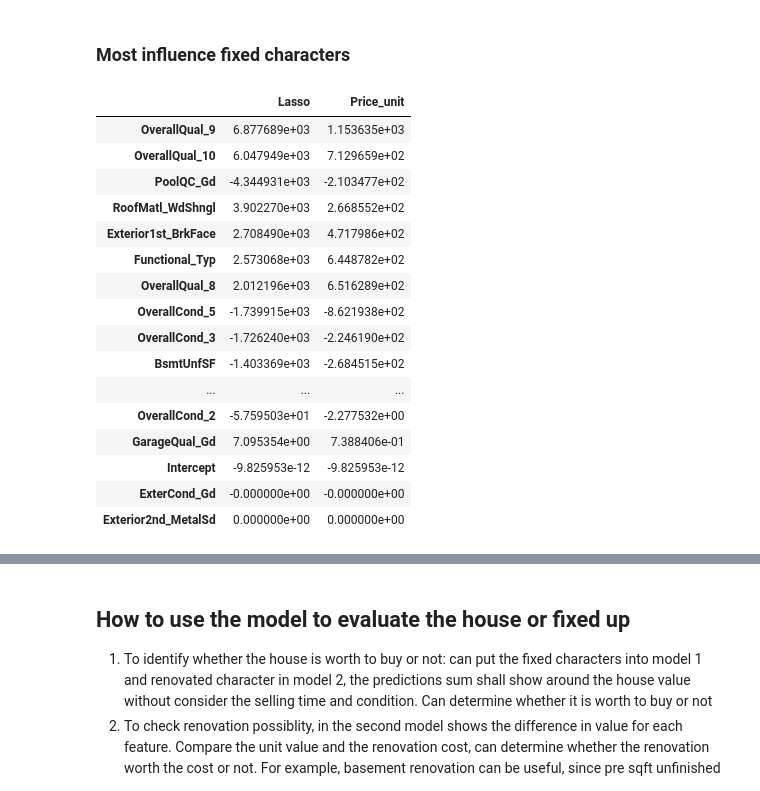
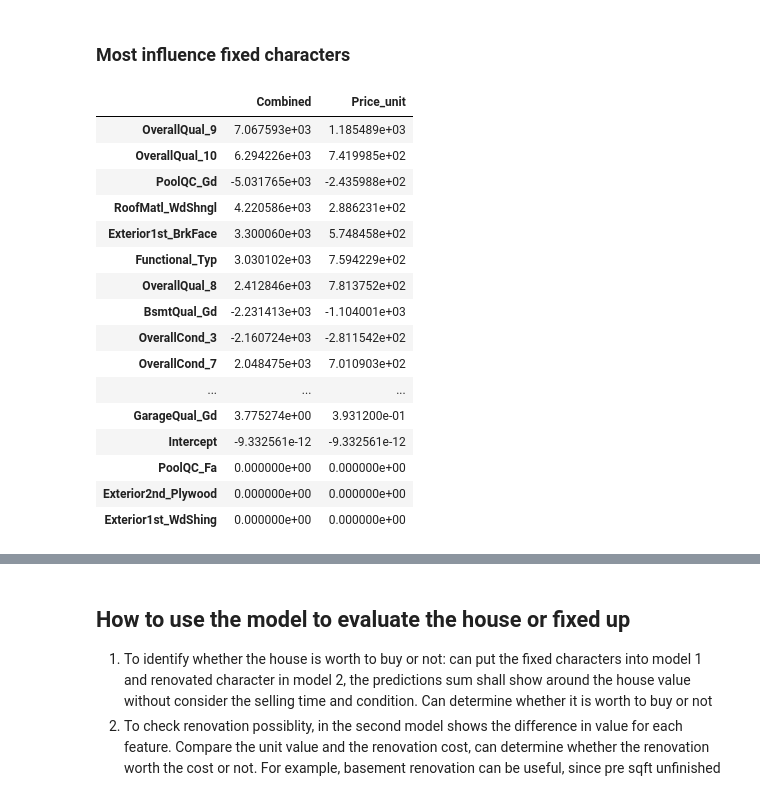
Before and after one commit to Miaowshroom/project3_a2, a Jupyter notebook: project-03-combined.ipynb, the cells around one changed output, grey strips where cells are left out. Saved outputs shown, nothing was run; the diff lists cells and outputs as text; code cells hidden in the pictures.

```diff
--- a/project-03-combined.ipynb
+++ b/project-03-combined.ipynb
@@ -1222,6 +1222,9 @@ object_col = [col for col in reno_ch if reno_predictor[col].dtype==object]
 object_col.extend(['OverallQual', 'OverallCond'])
 dummy_col = [col for col in object_col if col not in ['BsmtFinType1', 'BsmtFinType2']]
 X_train_q2 = pd.get_dummies(reno_predictor, columns=dummy_col, drop_first=True)
+
+# handle 'BsmtFinType1', 'BsmtFinType2' separately, to get type1 type2 size as value
+
 X_train_q2 = pd.get_dummies(X_train_q2, columns=['BsmtFinType1', 'BsmtFinType2'], drop_first=False)
 X_train_q2.drop(columns=['BsmtFinType1_NA', 'BsmtFinType2_NA'], inplace=True)
 BsmtFinType1_col = [col for col in X_train_q2.columns if 'BsmtFinType1' in col]
@@ -1229,7 +1232,7 @@ BsmtFinType2_col = [col for col in X_train_q2.columns if 'BsmtFinType2' in col]
 
 X_train_q2.loc[:,BsmtFinType1_col]= X_train_q2.loc[:,BsmtFinType1_col].apply(lambda x: x*X_train_q2.BsmtFinSF1)
 X_train_q2.loc[:,BsmtFinType2_col]= X_train_q2.loc[:,BsmtFinType2_col].apply(lambda x: x*X_train_q2.BsmtFinSF2)
-X_train_q2.drop(columns=['BsmtFinSF1','BsmtFinSF2'])
+X_train_q2.drop(columns=['BsmtFinSF1','BsmtFinSF2'], inplace=True)
 # no object datatype
 np.argwhere(X_train_q2.dtypes == object)
 # %% [output]
@@ -1239,6 +1242,8 @@ array([], shape=(0, 1), dtype=int64)
 
 reno_predictor = test_data[reno_ch]
 X_test_q2 = pd.get_dummies(reno_predictor, columns=dummy_col, drop_first=True)
+
+# handle 'BsmtFinType1', 'BsmtFinType2' separately, to get type1 type2 size as value
 
 X_test_q2 = pd.get_dummies(X_test_q2, columns=['BsmtFinType1', 'BsmtFinType2'], drop_first=False)
 X_test_q2.drop(columns=['BsmtFinType1_NA', 'BsmtFinType2_NA'], inplace=True)
@@ -1247,7 +1252,7 @@ BsmtFinType2_col = [col for col in X_test_q2.columns if 'BsmtFinType2' in col]
 
 X_test_q2.loc[:,BsmtFinType1_col]= X_test_q2.loc[:,BsmtFinType1_col].apply(lambda x: x*X_test_q2.BsmtFinSF1)
 X_test_q2.loc[:,BsmtFinType2_col]= X_test_q2.loc[:,BsmtFinType2_col].apply(lambda x: x*X_test_q2.BsmtFinSF2)
-X_test_q2.drop(columns=['BsmtFinSF1','BsmtFinSF2'])
+X_test_q2.drop(columns=['BsmtFinSF1','BsmtFinSF2'], inplace=True)
 
 
 # no object
@@ -1645,0 +1662,6 @@ Score_method_q2
+# %%
+# combined coef
+combined_predict_coef_q2 = (Feature_coef_q2.loc[:, "Lasso"] *Score_method_q2.loc["Test_score", "Lasso"]
+                        + Feature_coef_q2.loc[:, "KBest_LR"]*Score_method_q2.loc["Test_score", "KBest_LR"])/Score_method_q2.loc['Test_score',['Lasso','KBest_LR']].sum()
+Feature_coef_q2.loc[:,'Combined'] = combined_predict_coef_q2
+Feature_coef_q2.iloc[np.argsort(Feature_coef_q2.Combined.abs())[::-1]].head(30)
@@ -1712,27 +1756,27 @@ dummy_col.extend(['BsmtFinType1', 'BsmtFinType2'])
 ### Most influence fixed characters
 # %%
 # convert the feature coef from price/std to price/(original unit of feature)
-q2_model_coef = Feature_coef_q2[['Lasso']].copy()
-q2_model_coef['Price_unit'] = q2_model_coef.apply(lambda x:x*X_train_q2.std()/(X_train_q2.max()-X_train_q2.min()))
-q2_model_coef.loc['Intercept','Price_unit'] = q2_model_coef.loc['Intercept','Lasso']
-q2_model_coef.iloc[np.argsort(q2_model_coef.Lasso.abs())[::-1]].head(30)
+combined_model_coef_q2 = Feature_coef_q2[['Combined']].copy()
+combined_model_coef_q2['Price_unit'] = combined_model_coef_q2.apply(lambda x:x*X_train_q2.std()/(X_train_q2.max()-X_train_q2.min()))
+combined_model_coef_q2.loc['Intercept','Price_unit'] = combined_model_coef_q2.loc['Intercept','Combined']
+combined_model_coef_q2.iloc[np.argsort(combined_model_coef_q2.Combined.abs())[::-1]].head(40)
 # %% [output]
-|  | Lasso | Price_unit |
-| OverallQual_9 | 6.877689e+03 | 1.153635e+03 |
-| OverallQual_10 | 6.047949e+03 | 7.129659e+02 |
-| PoolQC_Gd | -4.344931e+03 | -2.103477e+02 |
-| RoofMatl_WdShngl | 3.902270e+03 | 2.668552e+02 |
-| Exterior1st_BrkFace | 2.708490e+03 | 4.717986e+02 |
-| Functional_Typ | 2.573068e+03 | 6.448782e+02 |
-| OverallQual_8 | 2.012196e+03 | 6.516289e+02 |
-| OverallCond_5 | -1.739915e+03 | -8.621938e+02 |
-| OverallCond_3 | -1.726240e+03 | -2.246190e+02 |
-| BsmtUnfSF | -1.403369e+03 | -2.684515e+02 |
+|  | Combined | Price_unit |
+| OverallQual_9 | 7.067593e+03 | 1.185489e+03 |
+| OverallQual_10 | 6.294226e+03 | 7.419985e+02 |
+| PoolQC_Gd | -5.031765e+03 | -2.435988e+02 |
+| RoofMatl_WdShngl | 4.220586e+03 | 2.886231e+02 |
+| Exterior1st_BrkFace | 3.300060e+03 | 5.748458e+02 |
+| Functional_Typ | 3.030102e+03 | 7.594229e+02 |
+| OverallQual_8 | 2.412846e+03 | 7.813752e+02 |
+| BsmtQual_Gd | -2.231413e+03 | -1.104001e+03 |
+| OverallCond_3 | -2.160724e+03 | -2.811542e+02 |
+| OverallCond_7 | 2.048475e+03 | 7.010903e+02 |
 | ... | ... | ... |
-| OverallCond_2 | -5.759503e+01 | -2.277532e+00 |
-| GarageQual_Gd | 7.095354e+00 | 7.388406e-01 |
-| Intercept | -9.825953e-12 | -9.825953e-12 |
-| ExterCond_Gd | -0.000000e+00 | -0.000000e+00 |
-| Exterior2nd_MetalSd | 0.000000e+00 | 0.000000e+00 |
+| GarageQual_Gd | 3.775274e+00 | 3.931200e-01 |
+| Intercept | -9.332561e-12 | -9.332561e-12 |
+| PoolQC_Fa | 0.000000e+00 | 0.000000e+00 |
+| Exterior2nd_Plywood | 0.000000e+00 | 0.000000e+00 |
+| Exterior1st_WdShing | 0.000000e+00 | 0.000000e+00 |
 # %% [markdown]
 ### Coef explained Top 10 coef
```
Also changed, not shown: parts of 46 cells of this notebook, 2 other files.
